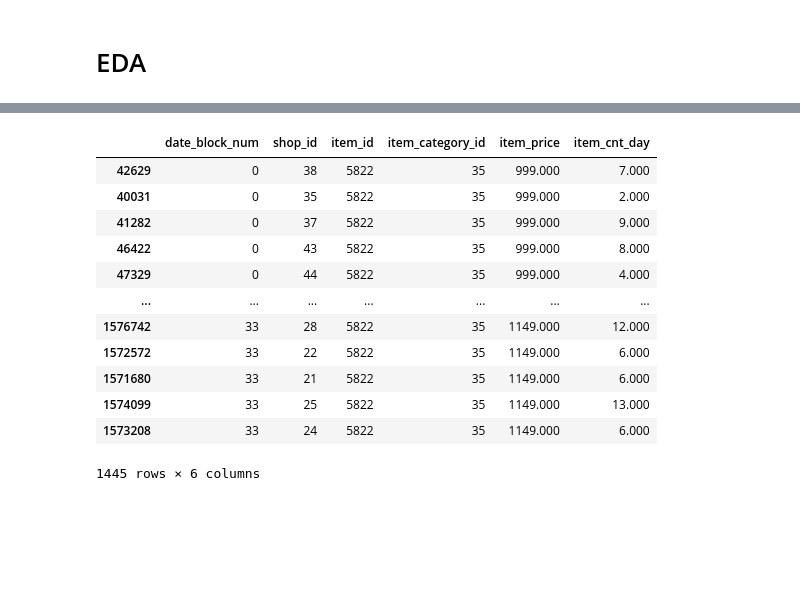
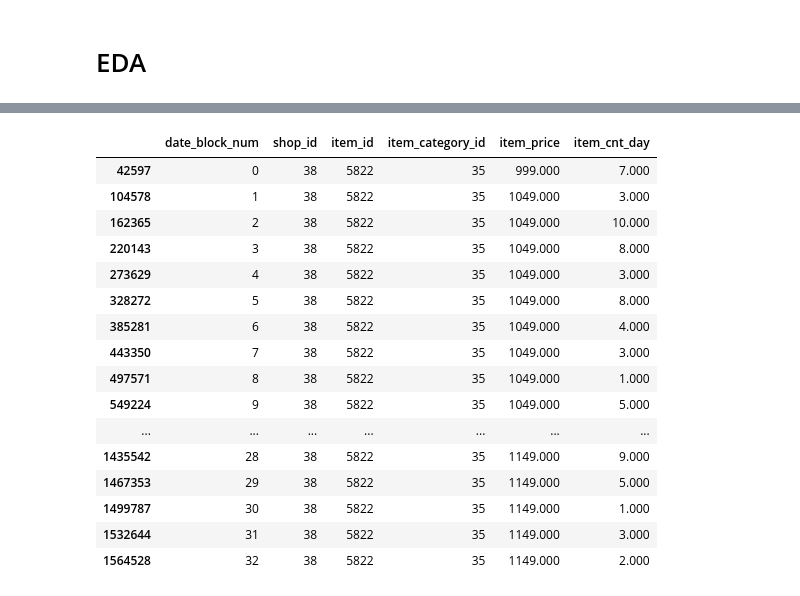
Before and after one commit to Neelam-Singhal/Forecast_Sales_Kaggle_Competiton, a Jupyter notebook: forecast_sales_model.ipynb, the cells around one changed output, grey strips where cells are left out. Cells and saved outputs as stored; diff of their text form; code cells hidden in the pictures; blank space fills up the shorter version.

```diff
--- a/forecast_sales_model.ipynb
+++ b/forecast_sales_model.ipynb
@@ -97,9 +111,11 @@ sales_train
 df = sales_train.copy()
 # %%
 # Data Clean
-df = df[df.date.between('2013-01-01', '2015-10-31') ]
+#df = df[df.date.between('2013-01-01', '2015-10-31') ]
 #df['month'] = df['date'].dt.month
 #df['year'] = df['date'].dt.year
 df = df.sort_values('date')
 # %%
 # Dropping any data where item_cnt_day is negative (as these are ~0.24% of whole dataset)
+
+df.drop(df[df.item_cnt_day < 0].index, inplace=True)
@@ -129,20 +140,24 @@ df_group = df.groupby(['date_block_num', 'shop_id', 'item_id']).agg({
 
 }).reset_index()
 # %%
-df_group = df_group.sort_values('date_block_num')
+df_group = df_group.sort_values(['date_block_num', 'shop_id', 'item_id'])
 # %%
-df_group[df_group.item_id == 5822]
+df_group[(df_group.item_id == 5822) & (df_group.shop_id == 38)]
 # %% [output]
 |  | date_block_num | shop_id | item_id | item_category_id | item_price | item_cnt_day |
-| 42629 | 0 | 38 | 5822 | 35 | 999.000 | 7.000 |
-| 40031 | 0 | 35 | 5822 | 35 | 999.000 | 2.000 |
-| 41282 | 0 | 37 | 5822 | 35 | 999.000 | 9.000 |
-| 46422 | 0 | 43 | 5822 | 35 | 999.000 | 8.000 |
-| 47329 | 0 | 44 | 5822 | 35 | 999.000 | 4.000 |
+| 42597 | 0 | 38 | 5822 | 35 | 999.000 | 7.000 |
+| 104578 | 1 | 38 | 5822 | 35 | 1049.000 | 3.000 |
+| 162365 | 2 | 38 | 5822 | 35 | 1049.000 | 10.000 |
+| 220143 | 3 | 38 | 5822 | 35 | 1049.000 | 8.000 |
+| 273629 | 4 | 38 | 5822 | 35 | 1049.000 | 3.000 |
+| 328272 | 5 | 38 | 5822 | 35 | 1049.000 | 8.000 |
+| 385281 | 6 | 38 | 5822 | 35 | 1049.000 | 4.000 |
+| 443350 | 7 | 38 | 5822 | 35 | 1049.000 | 3.000 |
+| 497571 | 8 | 38 | 5822 | 35 | 1049.000 | 1.000 |
+| 549224 | 9 | 38 | 5822 | 35 | 1049.000 | 5.000 |
 | ... | ... | ... | ... | ... | ... | ... |
-| 1576742 | 33 | 28 | 5822 | 35 | 1149.000 | 12.000 |
-| 1572572 | 33 | 22 | 5822 | 35 | 1149.000 | 6.000 |
-| 1571680 | 33 | 21 | 5822 | 35 | 1149.000 | 6.000 |
-| 1574099 | 33 | 25 | 5822 | 35 | 1149.000 | 13.000 |
-| 1573208 | 33 | 24 | 5822 | 35 | 1149.000 | 6.000 |
+| 1435542 | 28 | 38 | 5822 | 35 | 1149.000 | 9.000 |
+| 1467353 | 29 | 38 | 5822 | 35 | 1149.000 | 5.000 |
+| 1499787 | 30 | 38 | 5822 | 35 | 1149.000 | 1.000 |
+| 1532644 | 31 | 38 | 5822 | 35 | 1149.000 | 3.000 |
+| 1564528 | 32 | 38 | 5822 | 35 | 1149.000 | 2.000 |
-1445 rows × 6 columns
```
Also changed, not shown: parts of 21 cells of this notebook, 1 other file.
